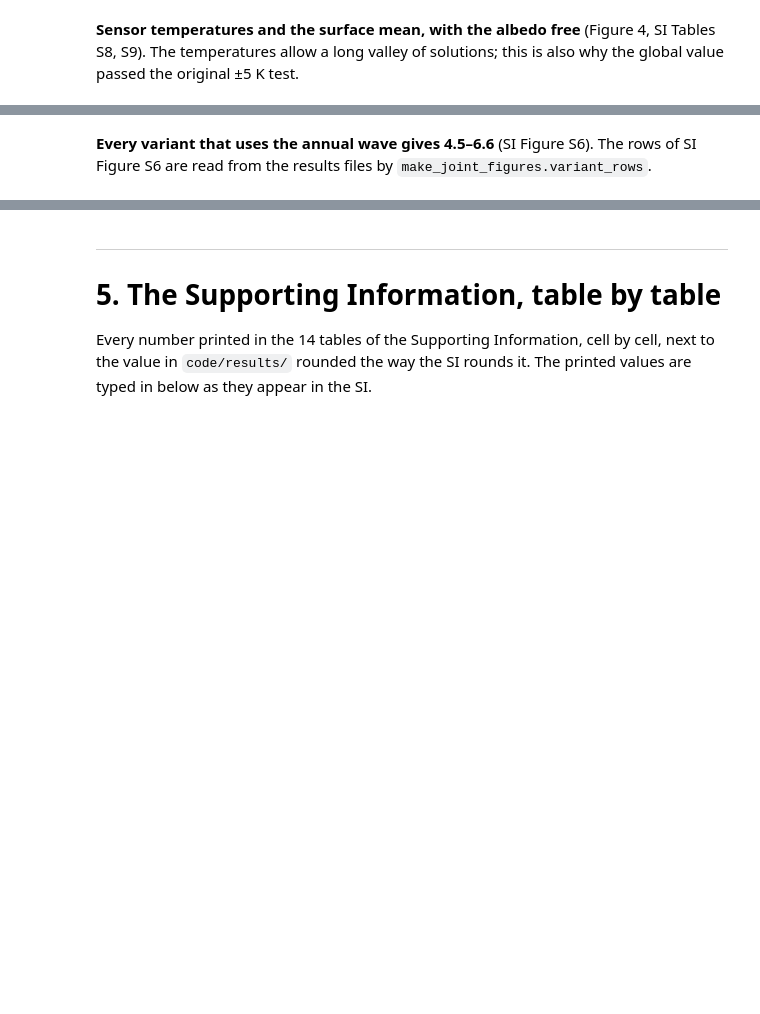
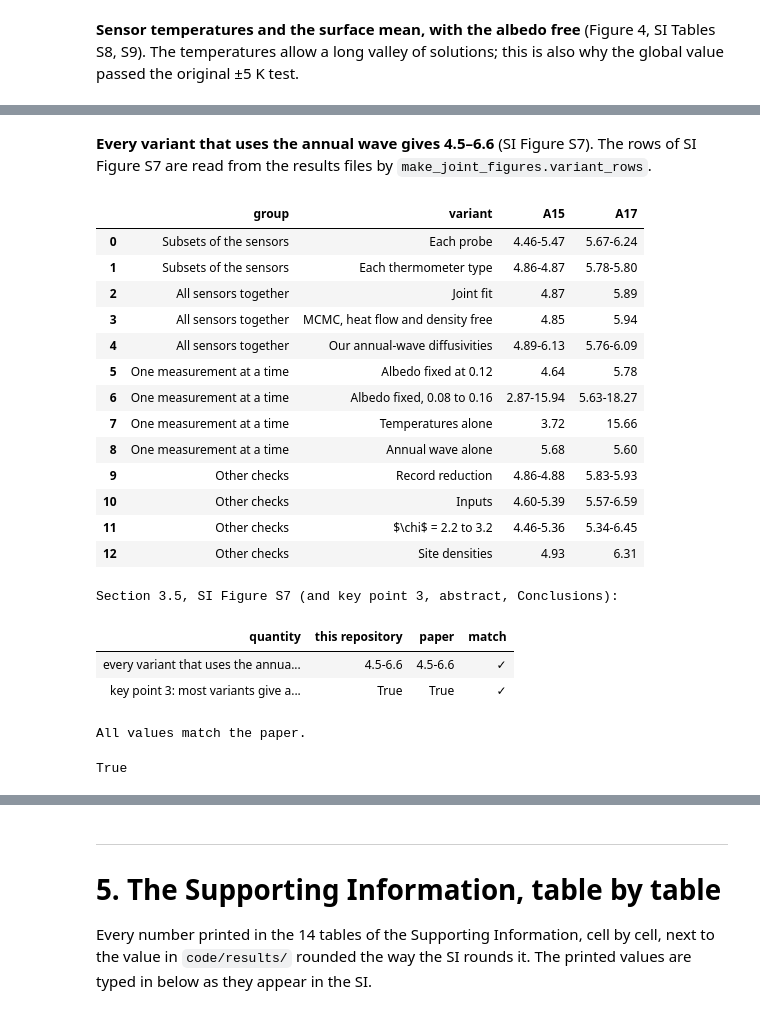
Before and after one commit to rp3gregorio/Lunar-HFE, a Jupyter notebook: code/notebooks/run_everything.ipynb, the cells around one changed output, grey strips where cells are left out. Drawn from its saved outputs; the diff is of its cells as text; code cells hidden in the pictures; blank space fills up the shorter version.

```diff
--- a/code/notebooks/run_everything.ipynb
+++ b/code/notebooks/run_everything.ipynb
@@ -672,12 +1142,20 @@ record = [abs(v - best[s]["kd_star_mW"]) for s in S2 for v in rean[s] + [FC[s][f
 warm = max(abs(c["surface_as_measured"]["d_kd_mW"]) for s in S2 for k, c in R["transient_warming"]["sites"][s]["cases"].items()
            if k == "step_1.6K" or s == "A15")
 chk = nb.Checks("Section 3.5, the sensors and the record:")
-for s, tg, tr in (("A15", "4.87", "4.86"), ("A17", "5.78", "5.80")):
-    chk.add(f"{s}: TG only", FC[s]["split_TG"]["kd_mW"], tg, ".2f")
-    chk.add(f"{s}: TR only", FC[s]["split_TR"]["kd_mW"], tr, ".2f")
-chk.add("A15: deepest sensor held out, predicted to (K)", abs(FC["A15"]["holdout_deepest"]["residual_K"]), "0.18", ".2f")
-chk.add("A17: deepest sensor held out, predicted to (K)", abs(FC["A17"]["holdout_deepest"]["residual_K"]), "0.26", ".2f")
-chk.add("cut at 70 or 90 cm: K_d moves by at most", max(cut), "0.01", ".2f")
-chk.add("windows, common 1974 window, 1-2 yr ahead: at most", max(record), "0.04", ".2f")
-chk.add("warming after deployment removed: at most", warm, "0.06", ".2f")
+chk.add("deepest sensor held out, both sites: predicted to within (K)", max(abs(FC[s]["holdout_deepest"]["residual_K"]) for s in S2), "0.3", ".1f")
+chk.add("cut, windows, 1-2 yr ahead, warming removed: K_d moves by at most", max(max(cut), max(record), warm), "0.06", ".2f")
+chk.add("cut at 70 or 90 cm: K_d moves by at most (Section 3.5)", max(cut), "0.01", ".2f")
+thr = [abs((v["with_diffusivity"] if "with_diffusivity" in v else v)["kd_star_mW"] - best[s]["kd_star_mW"]) for s in S2 for k, v in sens[s]["reanalysis"].items() if k.startswith("thr_")]
+wch = [abs((v["with_diffusivity"] if "with_diffusivity" in v else v)["kd_star_mW"] - best[s]["kd_star_mW"]) for s in S2 for k, v in sens[s]["reanalysis"].items() if k.startswith(("floor_", "fallback_"))]
+_thr = [float(k[4:]) for k in sens["A15"]["reanalysis"] if k.startswith("thr_")]
+chk.add_text("thresholds tried (K/yr; Section 3.5)", f'{nb.rounded(min(_thr), ".2f")}-{nb.rounded(max(_thr), ".2f")}', "0.04-0.37")
+chk.add("thresholds 0.04-0.37 K/yr and the window starts: K_d moves by at most (Section 3.5)", max(thr + wch), "0.01", ".2f")
+win_len = [(np.datetime64(r["window_end"][:10]) - np.datetime64(r["window_start"][:10])).astype(int) / 365.25 for s in S2 for r in R["stability_windows"][s] if r["used"] and not r["method"].startswith("fallback")]
+chk.add("windows that pass the threshold: median length, about (yr)", float(np.median(win_len)), "1", ".0f")
+chk.add("0.08 K/yr over that length: change below about (K)", 0.08 * float(np.median(win_len)), "0.1", ".1f")
+lk, fj = FC["A15"]["surface_mean_langseth1977"], FC["A15"]["fit_with_diffusivity"]   # Langseth & Keihm (1977), Table 1
+chk.add("A15: mean surface temperature of the final report (K)", lk["surface_mean_obs_K"], "207", ".0f")
+chk.add("A15 with 207 K: K_d* changes by", abs(lk["kd_mW"] - fj["kd_mW"]), "0.01", ".2f")
+chk.add("A15 with 207 K: albedo changes by less than", abs(lk["A"] - fj["A"]), "<0.001")
+chk.add("A15 with 207 K: modeled surface mean above the measured one (K)", lk["surface_mean_model_K"] - lk["surface_mean_obs_K"], "6.5", ".1f")
 chk.show()
@@ -703,5 +1197,7 @@ for s in S2:
     chk.add(f"{s}: albedo form", max(abs(v - e["kd_star_mW"]) for v in e["conditional"]["albedo_form_kd_mW"].values()), "<0.05")
 qb = {s: max(abs(v["with_diffusivity"]["kd_star_mW"] - best[s]["kd_star_mW"]) for k, v in sens[s]["variants"].items() if k.startswith("Qb_")) for s in S2}
 chk.add("A15: basal flux 14-25 mW m^-2 moves K_d by at most (SI Table S12)", qb["A15"], "0.01", ".2f")
-chk.add("A17: basal flux 10-18 mW m^-2 moves K_d by at most", qb["A17"], "0.25", ".2f")
+chk.add("basal flux, both sites: K_d moves by at most (Section 3.5)", max(qb.values()), "0.25", ".2f")
+for s, tot in (("A15", "0.5"), ("A17", "0.6")):
+    chk.add(f"{s}: total uncertainty as printed in Section 3.5", eb[s]["total_quadrature"], tot, ".1f")
 chk.show()
@@ -710,12 +1240,5 @@ mc = R["joint_mcmc"]
 od = R["own_diffusivity_fit"]["variants"]
 own = [v for v in od if v != "langseth1976"]
 chk = nb.Checks("Sections 3.4, 3.5, the posterior and our own diffusivities:")
-for s, (m50, lo, hi) in (("A15", ("4.85", "4.10", "5.67")), ("A17", ("5.94", "5.07", "6.86"))):
-    k = mc[s]["posterior"]["kd_mW"]
-    chk.add(f"{s}: posterior median", k["p50"], m50, ".2f")
-    chk.add(f"{s}: posterior 95% lower", k["p2.5"], lo, ".2f")
-    chk.add(f"{s}: posterior 95% upper", k["p97.5"], hi, ".2f")
-for s, rng in (("A15", "4.9-6.1"), ("A17", "5.8-6.1")):
-    chk.add_text(f"{s}: K_d with our own diffusivities", nb.span([od[v][s]["kd_star_mW"] for v in own], ".1f"), rng)
-chk.add("our own diffusivities: largest p of the global value", max(od[v][s]["global_3p4"]["p"] for v in own for s in S2), "<1e-6")
+chk.add("our own diffusivities: largest p of the global value (still rejected)", max(od[v][s]["global_3p4"]["p"] for v in own for s in S2), "<1e-6")
 chk.show()
@@ -722,20 +1251,41 @@ chk.show()
 # %% [markdown]
-**Every variant that uses the annual wave gives 4.5–6.6** (SI Figure S6). The rows
-of SI Figure S6 are read from the results files by `make_joint_figures.variant_rows`.
+**Every variant that uses the annual wave gives 4.5–6.6** (SI Figure S7). The rows
+of SI Figure S7 are read from the results files by `make_joint_figures.variant_rows`.
 # %%
 import sys
 for p in ("pipeline/figures", "pipeline/compute", "."):
     if str(nb.CODE / p) not in sys.path:
         sys.path.insert(0, str(nb.CODE / p))
 import make_joint_figures as mj
 rows = mj.variant_rows(JF, FC, R["joint_fit_sensitivities"])
 annual = [r for r in rows if r[0] != "One measurement at a time" or r[1].startswith("Annual wave")]
 vals = [x for r in annual for s in S2 for x in ([r[2][s]["best"]] if r[2][s]["best"] is not None else []) + r[2][s]["pts"]]
 display(pd.DataFrame([(g, lab, *(f'{d[s]["best"]:.2f}' if d[s]["best"] is not None else nb.span(d[s]["pts"], ".2f") for s in S2))
                       for g, lab, d in rows], columns=["group", "variant", "A15", "A17"]))
-chk = nb.Checks("Section 3.5, SI Figure S6 (and key point 3, abstract, Conclusions):")
+chk = nb.Checks("Section 3.5, SI Figure S7 (and key point 3, abstract, Conclusions):")
 chk.add_text("every variant that uses the annual wave", nb.span(vals, ".1f"), "4.5-6.6")
-dens = sorted(int(k.split("_")[-1]) for s in S2 for k in R["joint_fit_sensitivities"]["sites"][s]["variants"] if k.startswith("rho_d_"))
-chk.add_text("deep densities tried (kg m^-3)", f"{dens[0]}-{dens[-1]}", "1700-2000")
+chk.add_text("key point 3: most variants give about 5-6 (4.75-6.25), share above 90% at each site",
+             str(all(np.mean([(v >= 4.75) & (v <= 6.25) for g, lab, d in annual for v in ([d[s]["best"]] if d[s]["best"] is not None else []) + list(d[s]["pts"])]) > 0.9 for s in S2)), "True")
 chk.show()
+# %% [output]
+|  | group | variant | A15 | A17 |
+| 0 | Subsets of the sensors | Each probe | 4.46-5.47 | 5.67-6.24 |
+| 1 | Subsets of the sensors | Each thermometer type | 4.86-4.87 | 5.78-5.80 |
+| 2 | All sensors together | Joint fit | 4.87 | 5.89 |
+| 3 | All sensors together | MCMC, heat flow and density free | 4.85 | 5.94 |
+| 4 | All sensors together | Our annual-wave diffusivities | 4.89-6.13 | 5.76-6.09 |
+| 5 | One measurement at a time | Albedo fixed at 0.12 | 4.64 | 5.78 |
+| 6 | One measurement at a time | Albedo fixed, 0.08 to 0.16 | 2.87-15.94 | 5.63-18.27 |
+| 7 | One measurement at a time | Temperatures alone | 3.72 | 15.66 |
+| 8 | One measurement at a time | Annual wave alone | 5.68 | 5.60 |
+| 9 | Other checks | Record reduction | 4.86-4.88 | 5.83-5.93 |
+| 10 | Other checks | Inputs | 4.60-5.39 | 5.57-6.59 |
+| 11 | Other checks | $\chi$ = 2.2 to 3.2 | 4.46-5.36 | 5.34-6.45 |
+| 12 | Other checks | Site densities | 4.93 | 6.31 |
+Section 3.5, SI Figure S7 (and key point 3, abstract, Conclusions):
+| quantity | this repository | paper | match |
+| every variant that uses the annua... | 4.5-6.6 | 4.5-6.6 | ✓ |
+| key point 3: most variants give a... | True | True | ✓ |
+All values match the paper.
+True
 # %% [markdown]
```
Also changed, not shown: parts of 80 cells of this notebook, 31 other files.
